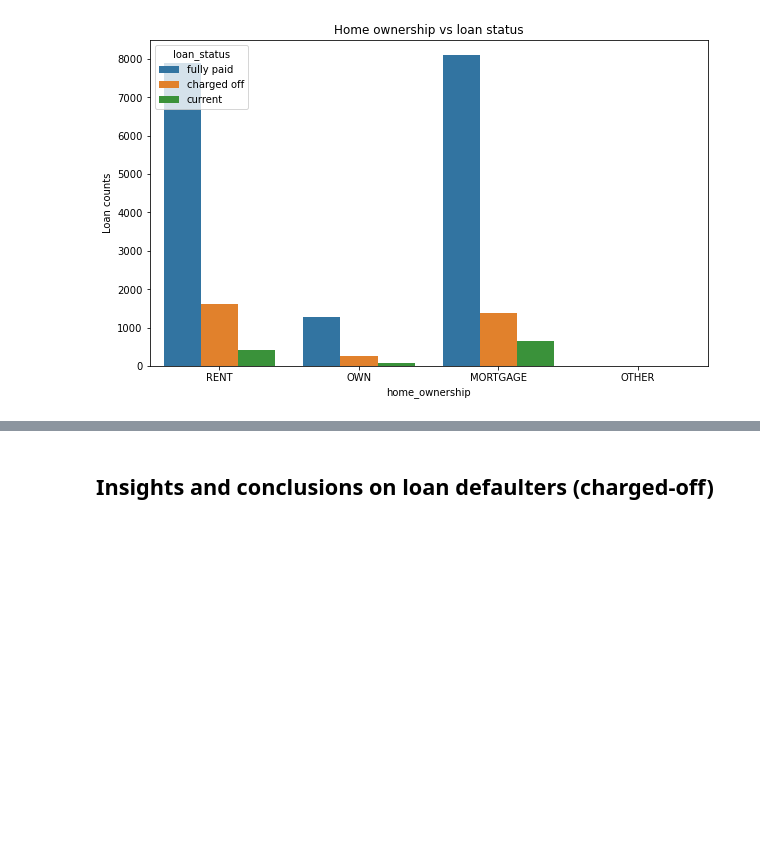
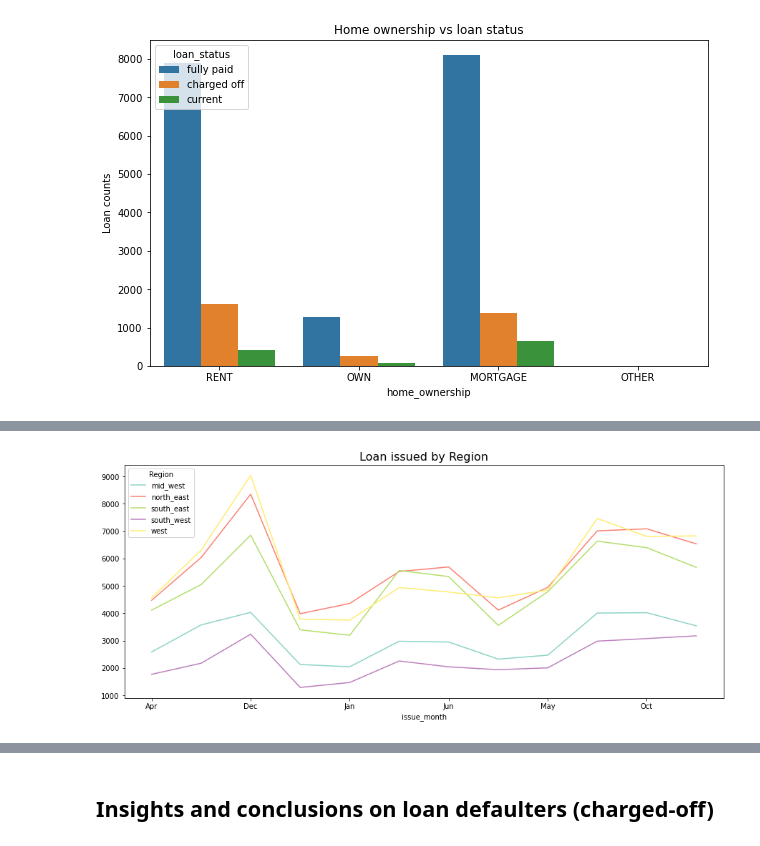
Before and after one commit to Kumaraguru-Muthuraj/_AIML_Code, a Jupyter notebook: _PythonNotebooks/_Course2_Statistics_Essentials/Mod6_Lendingclub_casestudy/Lending_Club_Merged_v1.ipynb, the cells around one changed output, grey strips where cells are left out. Saved outputs shown, nothing was run; the diff lists cells and outputs as text; code cells hidden in the pictures; blank space fills up the shorter version.

```diff
--- a/_PythonNotebooks/_Course2_Statistics_Essentials/Mod6_Lendingclub_casestudy/Lending_Club_Merged_v1.ipynb
+++ b/_PythonNotebooks/_Course2_Statistics_Essentials/Mod6_Lendingclub_casestudy/Lending_Club_Merged_v1.ipynb
@@ -632,0 +649,6 @@ plt.show()
+# %%
+# Lets create a loan_group df to see the insights
+Loan_group = df.groupby(['issue_month','Region'], as_index=False).sum()
+#Scale down by 1000 Dollars
+Loan_group.loan_amnt = Loan_group.loan_amnt / 1000
+Loan_group.head()
@@ -632,0 +662,5 @@ plt.show()
+# %%
+# lets plot the graph to see correlation
+df_dates = pd.DataFrame(data=Loan_group[['issue_month','Region','loan_amnt']])
+by_issued_amount = df_dates.groupby(['issue_month', 'Region']).loan_amnt.sum()
+by_issued_amount.head()
@@ -632,0 +675,9 @@ plt.show()
+# %%
+# lets plot the graph to see correlation
+#plt.style.use("grayscale")
+cmap = plt.cm.Set3
+by_issued_amount.unstack().plot(stacked=False, colormap=cmap, grid=False, legend=True,figsize=(15,6))
+plt.title('Loan issued by Region', fontsize=16)
+plt.show()
+# %% [output]
+[figure, added]
```
Also changed, not shown: parts of 12 cells of this notebook.
